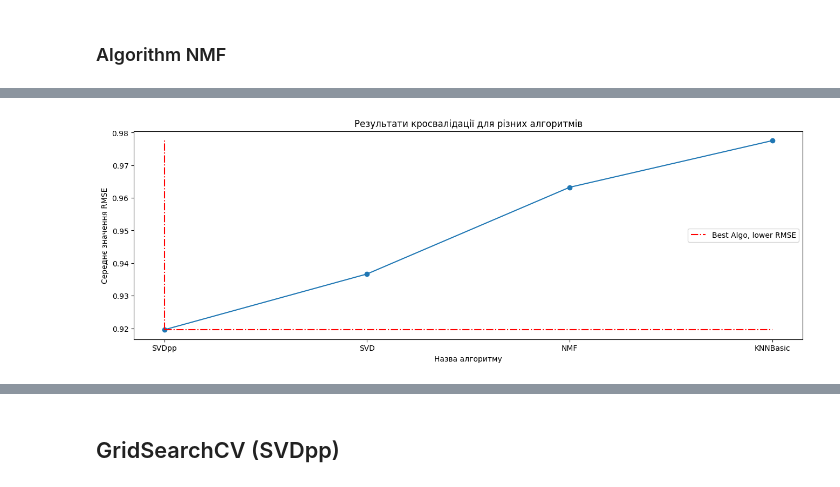
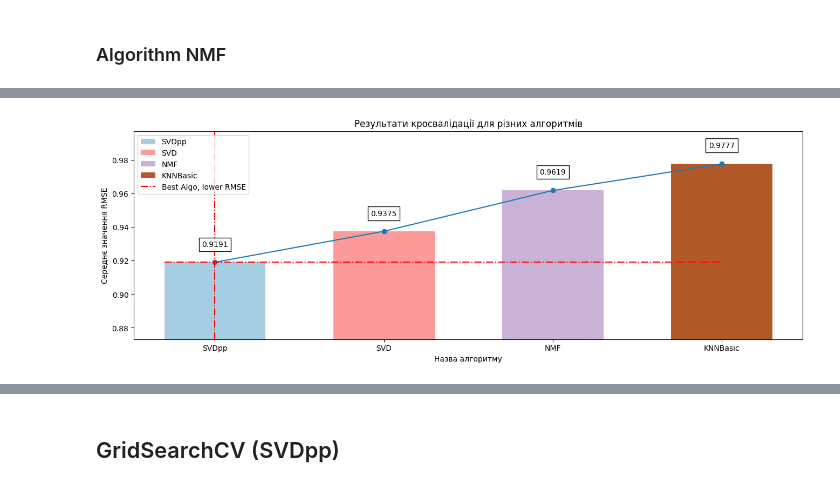
Before and after one commit to lexxai/goit_python_ds_hw_07, a Jupyter notebook: goit_python_ds_hw_07.ipynb, the cells around one changed output, grey strips where cells are left out. Drawn from its saved outputs; the diff is of its cells as text; code cells hidden in the pictures.

```diff
--- a/goit_python_ds_hw_07.ipynb
+++ b/goit_python_ds_hw_07.ipynb
@@ -346,22 +354,9 @@ algo_cv
 # %%
 algo_cv_s = dict(sorted(algo_cv.items(), key=lambda x: x[1]))
-# %%
-import matplotlib.pyplot as plt
-
-x = list(algo_cv_s.keys())
-y = list(algo_cv_s.values())
-plt.figure(figsize=(16, 5))
-plt.title("Результати кросвалідації для різних алгоритмів")
-plt.plot(x, y, "o-")
-plt.xlabel("Назва алгоритму")
-plt.ylabel("Середнє значення RMSE")
-plt.vlines(x[0], y[0], y[-1], color="red", linestyle="-.", label="Best Algo, lower RMSE")
-plt.hlines(y[0], x[0], x[-1], color="red", linestyle="-.", )
-
-plt.legend(loc="center right")
-plt.show()
-# %% [output]
-[figure, removed]
+# %%
+plot_algo(algo_cv_s, "кросвалідації", "Середнє значення RMSE")
+# %% [output]
+[figure, added]
 # %%
 print(f"Best algo: {x[0]}, with RMSE: {y[0]:.4f}")
 # %% [output]
```
Also changed, not shown: parts of 37 cells of this notebook.
